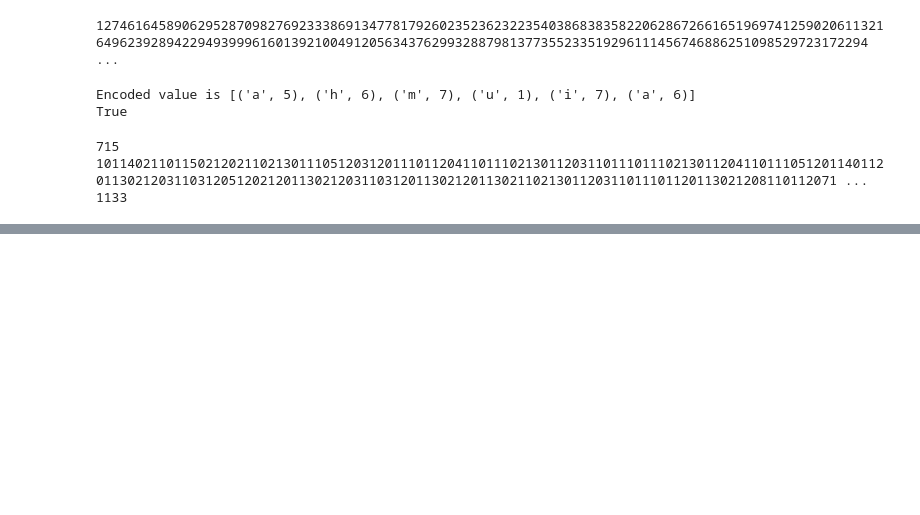
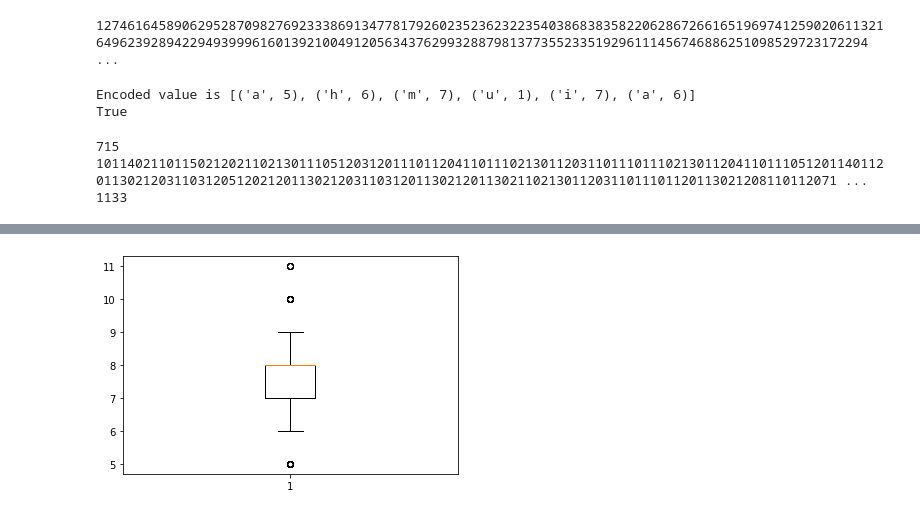
Before and after one commit to parth2480/data_compression, a Jupyter notebook: more_trials.ipynb, the cells around one changed output, grey strips where cells are left out. Drawn from its saved outputs; the diff is of its cells as text; code cells hidden in the pictures; blank space fills up the shorter version.

```diff
--- a/more_trials.ipynb
+++ b/more_trials.ipynb
@@ -575,0 +737,5 @@ print(sys.getsizeof(decoded_val))
+# %%
+plt.boxplot(y_bits)
+plt.show()
+# %% [output]
+[figure, added]
```
Also changed, not shown: parts of 8 cells of this notebook.
